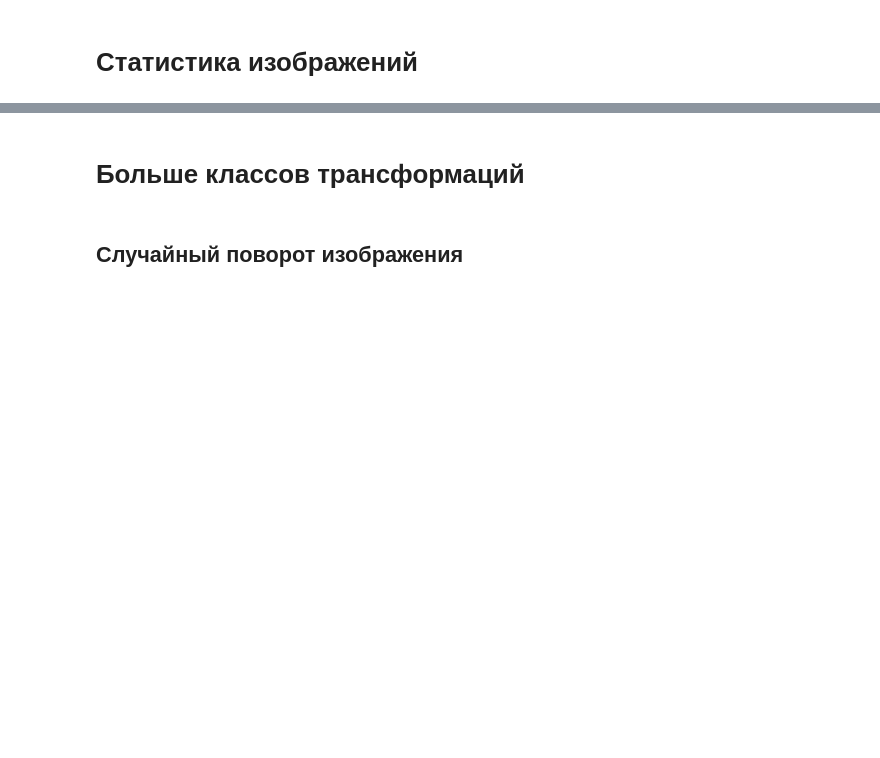
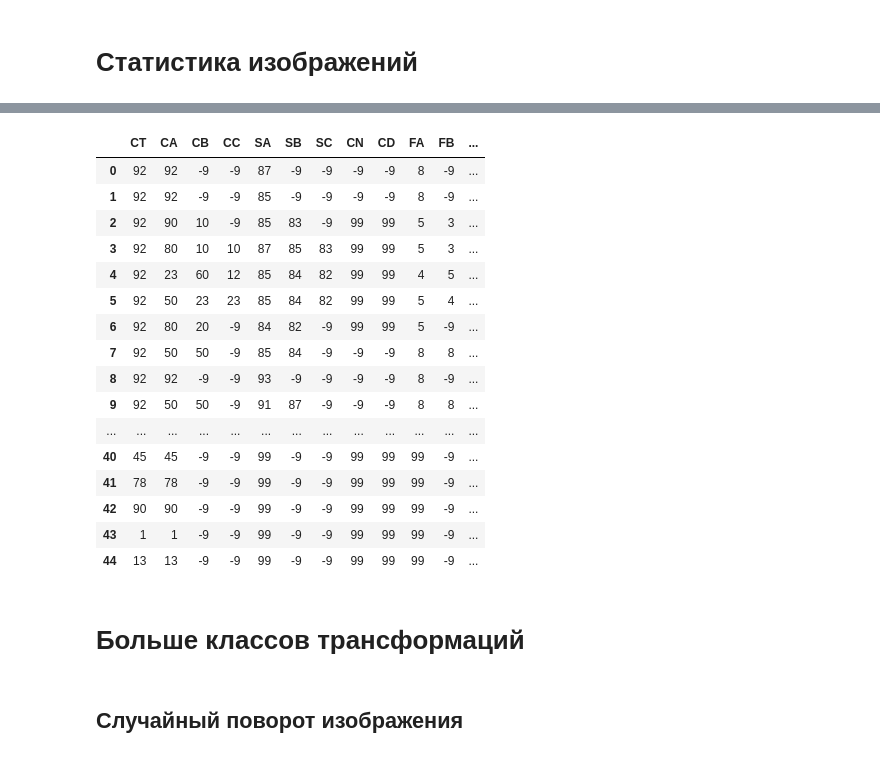
Before and after one commit to neykriim/learn_cycle, a Jupyter notebook: PSPNet main.ipynb, the cells around one changed output, grey strips where cells are left out. Cells and saved outputs as stored; diff of their text form; code cells hidden in the pictures; blank space fills up the shorter version.

```diff
--- a/PSPNet main.ipynb
+++ b/PSPNet main.ipynb
@@ -246,3 +305,23 @@ statistic.to_csv('statistic.csv')
+# %%
+pd.read_csv('ice_types.csv', index_col=0)
+# %% [output]
+|  | CT | CA | CB | CC | SA | SB | SC | CN | CD | FA | FB | ... |
+| 0 | 92 | 92 | -9 | -9 | 87 | -9 | -9 | -9 | -9 | 8 | -9 | ... |
+| 1 | 92 | 92 | -9 | -9 | 85 | -9 | -9 | -9 | -9 | 8 | -9 | ... |
+| 2 | 92 | 90 | 10 | -9 | 85 | 83 | -9 | 99 | 99 | 5 | 3 | ... |
+| 3 | 92 | 80 | 10 | 10 | 87 | 85 | 83 | 99 | 99 | 5 | 3 | ... |
+| 4 | 92 | 23 | 60 | 12 | 85 | 84 | 82 | 99 | 99 | 4 | 5 | ... |
+| 5 | 92 | 50 | 23 | 23 | 85 | 84 | 82 | 99 | 99 | 5 | 4 | ... |
+| 6 | 92 | 80 | 20 | -9 | 84 | 82 | -9 | 99 | 99 | 5 | -9 | ... |
+| 7 | 92 | 50 | 50 | -9 | 85 | 84 | -9 | -9 | -9 | 8 | 8 | ... |
+| 8 | 92 | 92 | -9 | -9 | 93 | -9 | -9 | -9 | -9 | 8 | -9 | ... |
+| 9 | 92 | 50 | 50 | -9 | 91 | 87 | -9 | -9 | -9 | 8 | 8 | ... |
+| ... | ... | ... | ... | ... | ... | ... | ... | ... | ... | ... | ... | ... |
+| 40 | 45 | 45 | -9 | -9 | 99 | -9 | -9 | 99 | 99 | 99 | -9 | ... |
+| 41 | 78 | 78 | -9 | -9 | 99 | -9 | -9 | 99 | 99 | 99 | -9 | ... |
+| 42 | 90 | 90 | -9 | -9 | 99 | -9 | -9 | 99 | 99 | 99 | -9 | ... |
+| 43 | 1 | 1 | -9 | -9 | 99 | -9 | -9 | 99 | 99 | 99 | -9 | ... |
+| 44 | 13 | 13 | -9 | -9 | 99 | -9 | -9 | 99 | 99 | 99 | -9 | ... |
 # %% [markdown]
 # Больше классов трансформаций
 # %% [markdown]
```
Also changed, not shown: parts of 17 cells of this notebook.
